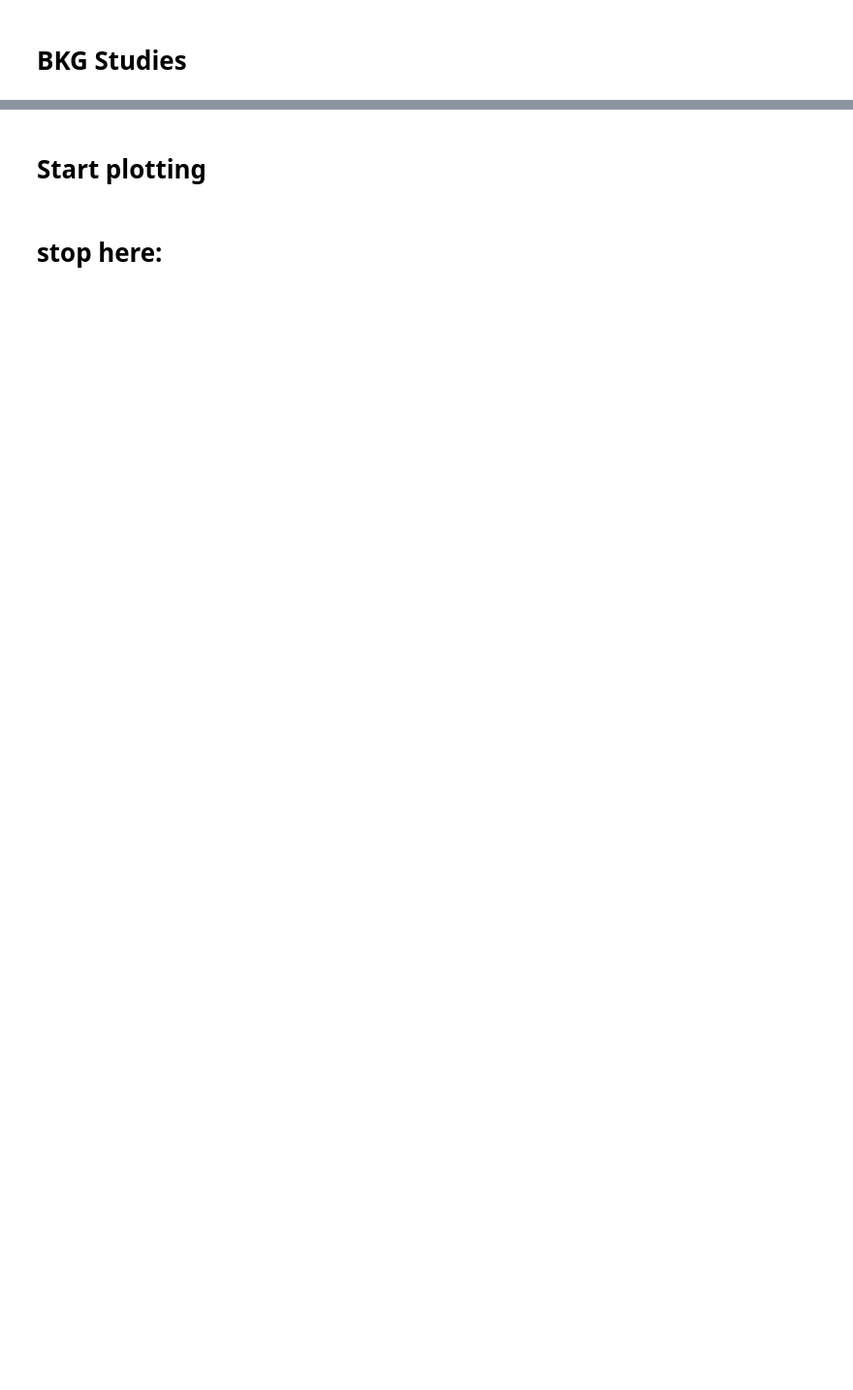
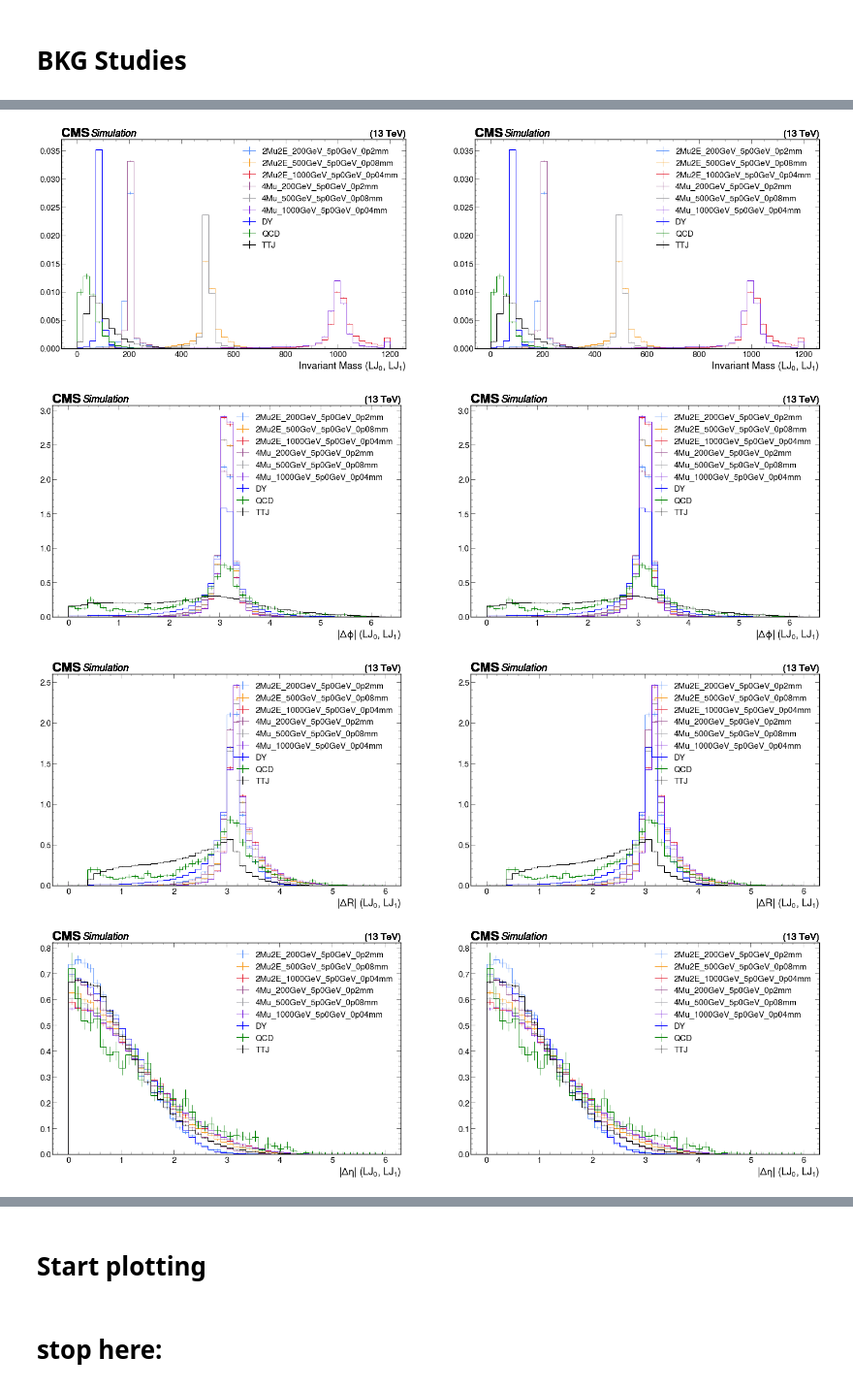
Before and after one commit to jsiado/SIDM, a Jupyter notebook: sidm/studies/muon_id/BKG_10.ipynb, the cells around one changed output, grey strips where cells are left out. Shown at 97% size. Cells and saved outputs as stored; diff of their text form; code cells hidden in the pictures; blank space fills up the shorter version.

```diff
--- a/sidm/studies/muon_id/BKG_10.ipynb
+++ b/sidm/studies/muon_id/BKG_10.ipynb
@@ -122,8 +204,8 @@ coffea.util.save(out_bkg, "outputs/BKG_bkg" + vr + ".coffea")
 # %%
 # opening files
-output_2mu = coffea.util.load("outputs/BKG_sig2mu" + vr + ".coffea")
-output_4mu = coffea.util.load("outputs/BKG_sig4mu" + vr + ".coffea")
-output_bkg = coffea.util.load("outputs/BKG_bkg"  +  vr  + ".coffea")
+output_2mu = coffea.util.load("outputs/BKG_sig2mu_" + vr + ".coffea")
+output_4mu = coffea.util.load("outputs/BKG_sig4mu_" + vr + ".coffea")
+output_bkg = coffea.util.load("outputs/BKG_bkg_"  +  vr  + ".coffea")
 # %%
 #printing cutflows
 output_2mu[sig_2mu[0]]["cutflow"][ch1].print_table(unweighted=True)
@@ -132,33 +230,57 @@ output_bkg[bkg[0]]["cutflow"][ch1].print_table(unweighted=True)
 # %%
 # plt.subplots(1, npl, figsize=(npl*figw, figh))
-npl = 2
+npl, fw, fh = 2, 18, 10
 
-HistToPlot = ["lj_lj_invmass"]
+HistToPlot = ["lj_lj_invmass", "lj_lj_absdphi", "lj_lj_absdR", "lj_lj_absdeta"]
 
 for thisHist in HistToPlot:
-    plt.subplots(1, npl, figsize=(npl*10, 6))
+    plt.subplots(1, npl, figsize=(npl*fw, fh))
+
     plt.subplot(1, npl, 1)
-    utilities.plot(output_2mu[sig_2mu[0]]["hists"][thisHist][ch1, ::2j], label = sig_2mu[0], density=True,)
-    utilities.plot(output_4mu[sig_4mu[0]]["hists"][thisHist][ch1, ::2j], label = sig_4mu[0], density=True,)
-    utilities.plot(output_bkg[bkg[0]]["hists"][thisHist][ch1, ::2j], label = bkg[0], density=True,)
+    for sss in sig_2mu:
+        utilities.plot(output_2mu[sss]["hists"][thisHist][ch1, ::2j], label = sss, density=True,)
+    for sss in sig_4mu:
+        utilities.plot(output_4mu[sss]["hists"][thisHist][ch1, ::2j], label = sss, density=True,)
+
+    QCD, DYJ, TTJ = 0, 0, 0
+    for sss in bkg:
+        if "DYJ" in sss:
+            DYJ = DYJ + output_bkg[sss]["hists"][thisHist][ch1, ::2j]
+        elif "QCD" in sss:
+            QCD = QCD + output_bkg[sss]["hists"][thisHist][ch1, ::2j]
+        elif "TTJ" in sss:
+            TTJ = TTJ + output_bkg[sss]["hists"][thisHist][ch1, ::2j]
+
+    utilities.plot(DYJ, label = "DY", density=True, color="blue")
+    utilities.plot(QCD, label = "QCD", density=True, color="green")
+    utilities.plot(TTJ, label = "TTJ", density=True, color="black")
     plt.legend(alignment="left", loc="upper right")
 
+
+
     plt.subplot(1, npl, 2)
-    utilities.plot(output_2mu[sig_2mu[0]]["hists"][thisHist][ch2, ::2j], label = sig_2mu[0], density=True,)
-    utilities.plot(output_4mu[sig_4mu[0]]["hists"][thisHist][ch2, ::2j], label = sig_4mu[0], density=True,)
-    utilities.plot(output_bkg[bkg[0]]["hists"][thisHist][ch2, ::2j], label = bkg[0], density=True,)
+    for sss in sig_2mu:
+        utilities.plot(output_2mu[sss]["hists"][thisHist][ch1, ::2j], label = sss, density=True,)
+    for sss in sig_4mu:
+        utilities.plot(output_4mu[sss]["hists"][thisHist][ch1, ::2j], label = sss, density=True,)
+
+    QCD, DYJ, TTJ = 0, 0, 0
+    for sss in bkg:
+        if "DYJ" in sss:
+            DYJ = DYJ + output_bkg[sss]["hists"][thisHist][ch1, ::2j]
+        elif "QCD" in sss:
+            QCD = QCD + output_bkg[sss]["hists"][thisHist][ch1, ::2j]
+        elif "TTJ" in sss:
+            TTJ = TTJ + output_bkg[sss]["hists"][thisHist][ch1, ::2j]
+
+    utilities.plot(DYJ, label = "DY", density=True, color="blue")
+    utilities.plot(QCD, label = "QCD", density=True, color="green")
+    utilities.plot(TTJ, label = "TTJ", density=True, color="black")
     plt.legend(alignment="left", loc="upper right")
 
     plt.savefig(f"plots/BKG_{vr}_{thisHist}", bbox_inches="tight")
-
-# for sss in sig_2mu:
-#     utilities.plot(output_2mu[sss]["hists"]["lj_pt"][ch1, ::2j], label = sig_2mu, density=True)
-#     utilities.plot(output_4mu[sss]["hists"]["lj_pt"][ch1, ::2j], label = sig_4mu, density=True)
-#     plt.legend(sig_2mu, title="Sample", alignment="left", loc="upper right")
-#     plt.ylabel("Arbitrary units")
-
-# plt.subplot(1, npl, 2)
-# for sss in sig_4mu:
-#     utilities.plot(output_4mu[sss]["hists"]["lj_pt"][ch1, ::2j], label = sig_4mu, density=True)
-#     plt.legend(sig_4mu, title="Sample", alignment="left", loc="upper right")
-#     plt.ylabel("Arbitrary units")
+# %% [output]
+[figure, added]
+[figure, added]
+[figure, added]
+[figure, added]
```
Also changed, not shown: parts of 10 cells of this notebook, 3 other files.
